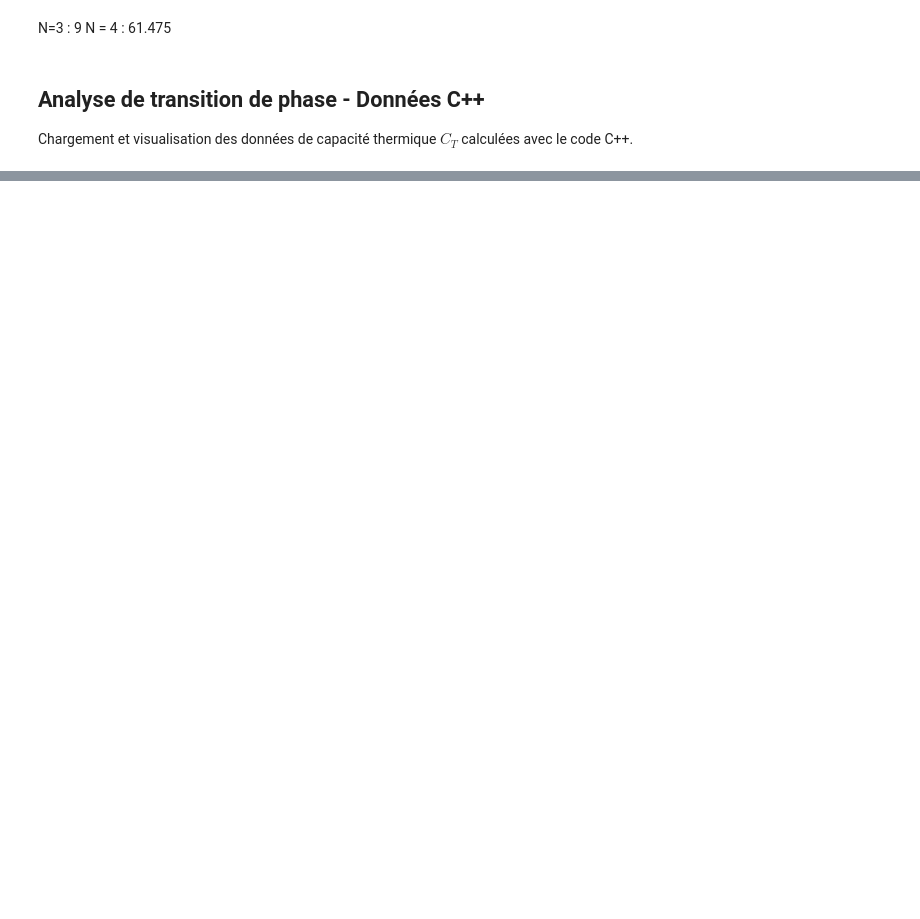
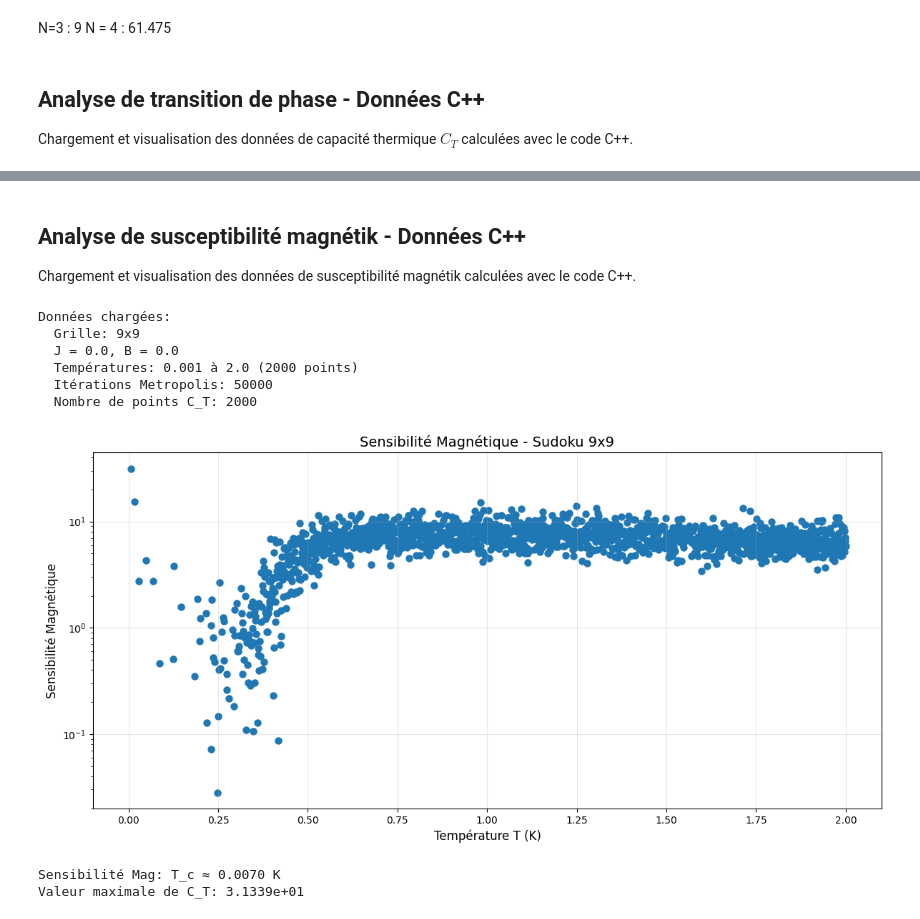
Before and after one commit to Gabriel-lct/ising-model-research, a Jupyter notebook: python/sudoku.ipynb, the cells around one changed output, grey strips where cells are left out. Cells and saved outputs as stored; diff of their text form; code cells hidden in the pictures; blank space fills up the shorter version.

```diff
--- a/python/sudoku.ipynb
+++ b/python/sudoku.ipynb
@@ -238,0 +237,61 @@ Valeur maximale de C_T: 1.2361e+03
+# %% [markdown]
+## Analyse de susceptibilité magnétik - Données C++
+
+Chargement et visualisation des données de susceptibilité magnétik calculées avec le code C++.
+# %%
+# Charger les données depuis le fichier HDF5
+filename = '../data/sudoku/9-magnetic.h5'
+
+with h5py.File(filename, 'r') as f:
+    # Charger les métadonnées
+    J = f['/metadata'].attrs['J']
+    B = f['/metadata'].attrs['B']
+    T_start = f['/metadata'].attrs['T_start']
+    T_end = f['/metadata'].attrs['T_end']
+    nb_inter_T = f['/metadata'].attrs['nb_inter_T']
+    nb_metropolis_iteration = f['/metadata'].attrs['nb_metropolis_iteration']
+    n = f['/metadata'].attrs['n']
+
+    # Charger les données C_T
+    C_T = f['/C_T'][:]
+
+# Créer le vecteur de températures
+temperatures = np.linspace(T_start, T_end, nb_inter_T)
+
+print(f"Données chargées:")
+print(f"  Grille: {n*n}x{n*n}")
+print(f"  J = {J}, B = {B}")
+print(f"  Températures: {T_start} à {T_end} ({nb_inter_T} points)")
+print(f"  Itérations Metropolis: {nb_metropolis_iteration}")
+print(f"  Nombre de points C_T: {len(C_T)}")
+
+# Tracer C_T en fonction de la température
+fig, ax = plt.subplots(figsize=(12, 6))
+
+ax.scatter(temperatures, C_T, linewidth=1.5)
+ax.set_xlabel('Température T (K)', fontsize=12)
+ax.set_ylabel(r'Sensibilité Magnétique', fontsize=12)
+ax.set_title(f'Sensibilité Magnétique - Sudoku {n*n}x{n*n}', fontsize=14)
+ax.grid(True, alpha=0.3)
+ax.set_yscale('log')
+
+plt.tight_layout()
+plt.show()
+
+# Trouver la température de transition (maximum de C_T)
+max_idx = np.argmax(C_T)
+T_transition = temperatures[max_idx]
+C_T_max = C_T[max_idx]
+
+print(f"\nSensibilité Mag: T_c ≈ {T_transition:.4f} K")
+print(f"Valeur maximale de C_T: {C_T_max:.4e}")
+# %% [output]
+Données chargées:
+  Grille: 9x9
+  J = 0.0, B = 0.0
+  Températures: 0.001 à 2.0 (2000 points)
+  Itérations Metropolis: 50000
+  Nombre de points C_T: 2000
+[figure, added]
+Sensibilité Mag: T_c ≈ 0.0070 K
+Valeur maximale de C_T: 3.1339e+01
```
Also changed, not shown: parts of 6 cells of this notebook, 13 other files.
